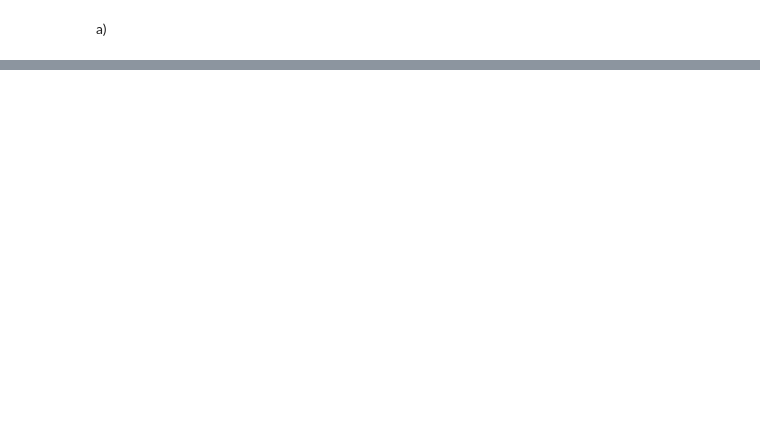
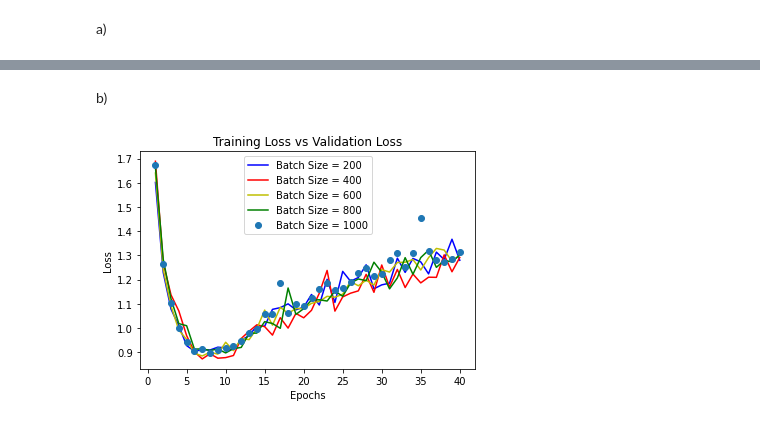
Before and after one commit to pageian/CSCI-3151, a Jupyter notebook: Assignments/A2/Question 2.ipynb, the cells around one changed output, grey strips where cells are left out. Cells and saved outputs as stored; diff of their text form; code cells hidden in the pictures; blank space fills up the shorter version.

```diff
--- a/Assignments/A2/Question 2.ipynb
+++ b/Assignments/A2/Question 2.ipynb
@@ -114,2 +132,77 @@ b)
+# %% [markdown]
+b)
+# %%
+'''
+    Multi-class classifier w/ neural nets
+'''
+import numpy as np
+import pandas as pd
+from tensorflow.keras.datasets import reuters
+from tensorflow.keras.models import Sequential
+from tensorflow.keras.layers import Dense
+from tensorflow.keras.utils import to_categorical
+from tensorflow.keras import backend as K
+import matplotlib.pyplot as plt
+
+def vectorize_sequences(sequences, dimension=10000):
+    results = np.zeros((len(sequences), dimension))
+    for i,sequence in enumerate(sequences):
+        results[i,sequence] = 1
+    return results
+
+def trainModel(X_train, y_train, X_val, y_val, hidden_layers = 3, hidden_nodes = 200, learning_rate = 0.001, epochs = 20):
+
+    model = Sequential()
+    model.add(Dense(64, activation='relu', input_shape=(10000,)))
+
+    for i in range(hidden_layers):
+        model.add(Dense(hidden_nodes, activation='relu'))
+
+    model.add(Dense(46, activation='softmax'))
+    model.compile(optimizer='rmsprop', loss='categorical_crossentropy', metrics=['accuracy'])
+    K.set_value(model.optimizer.learning_rate, learning_rate)
+    history = model.fit(X_train, y_train, epochs=epochs, batch_size=512, validation_data=(X_val, y_val), verbose = 0)
+
+    val_loss = history.history['val_loss']
+
+    return val_loss
+
+if "__main__" == __name__:
+
+    # load data
+    np_load_old = np.load
+    np.load = lambda *a,**k: np_load_old(*a, allow_pickle=True, **k)
+    (X_train, y_train), (X_test, y_test) = reuters.load_data(num_words=10000)
+    word_index = reuters.get_word_index(path="reuters_word_index.json")
+    np.load = np_load_old
+
+    X_train = vectorize_sequences(X_train)
+    X_test = vectorize_sequences(X_test)
+    one_hot_y_train = to_categorical(y_train)
+    one_hot_y_test = to_categorical(y_test)
+
+    X_val = X_train[:1000]
+    partial_X_train = X_train[1000:]
+    y_val = one_hot_y_train[:1000]
+    partial_y_train = one_hot_y_train[1000:]
+
+    batch_sizes = [200, 400, 600, 800, 1000]
+    color = ['b', 'r', 'y', 'g', 'o']
+
+    i = 0
+    for batch_size in batch_sizes:
+
+        loss_val = trainModel(partial_X_train, partial_y_train, X_val, y_val, 1, 100, 0.001, 40)
+        label = 'Batch Size = ' + str(batch_size)
+        plt.plot(range(1, 41), loss_val, color[i], label=label)
+        i += 1
+
+    plt.title('Training Loss vs Validation Loss')
+    plt.xlabel('Epochs')
+    plt.ylabel('Loss')
+    plt.legend()
+    plt.show()
+# %% [output]
+[figure, added]
 # %%
 c)
```
Also changed, not shown: parts of 2 cells of this notebook, 1 other file.
